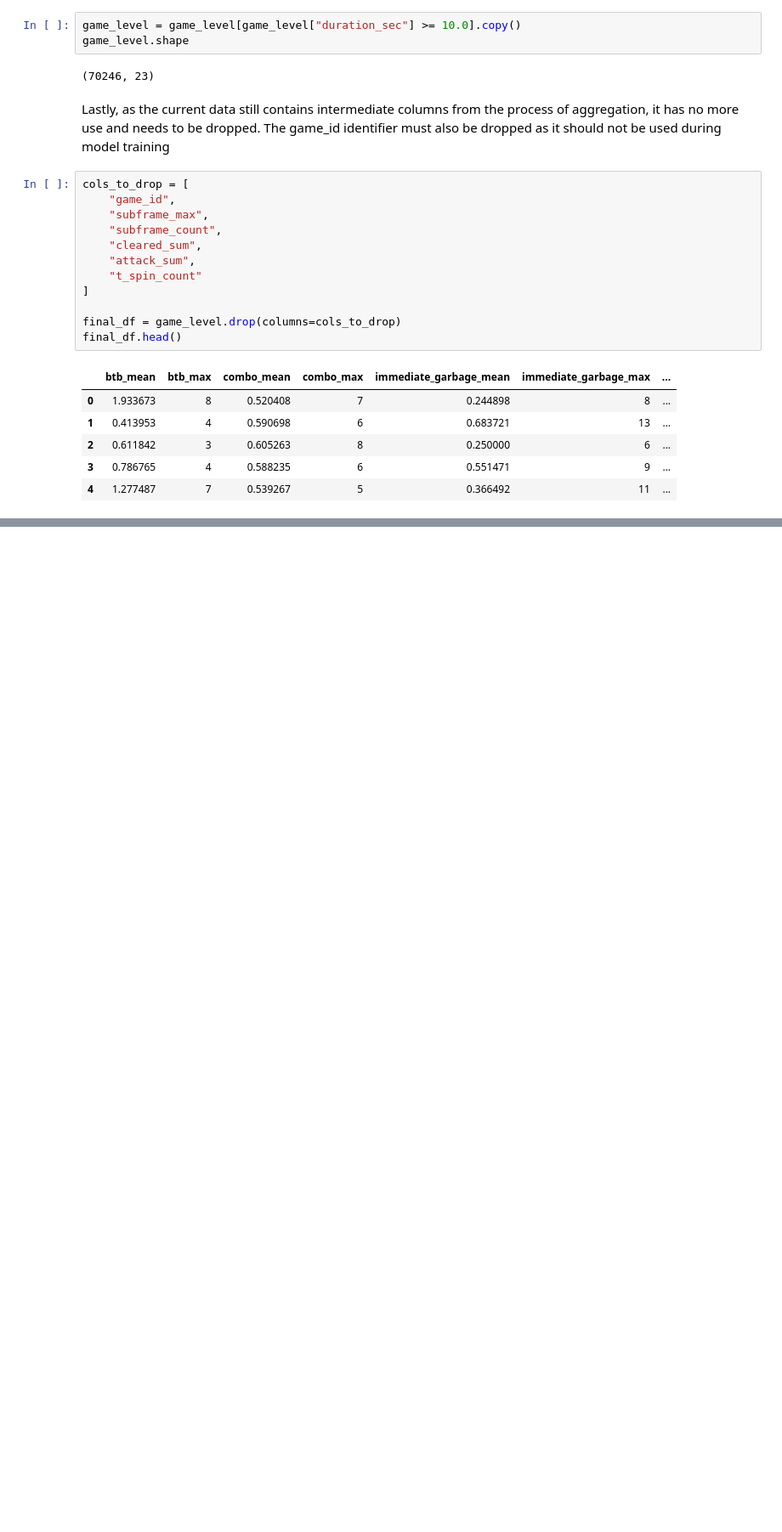
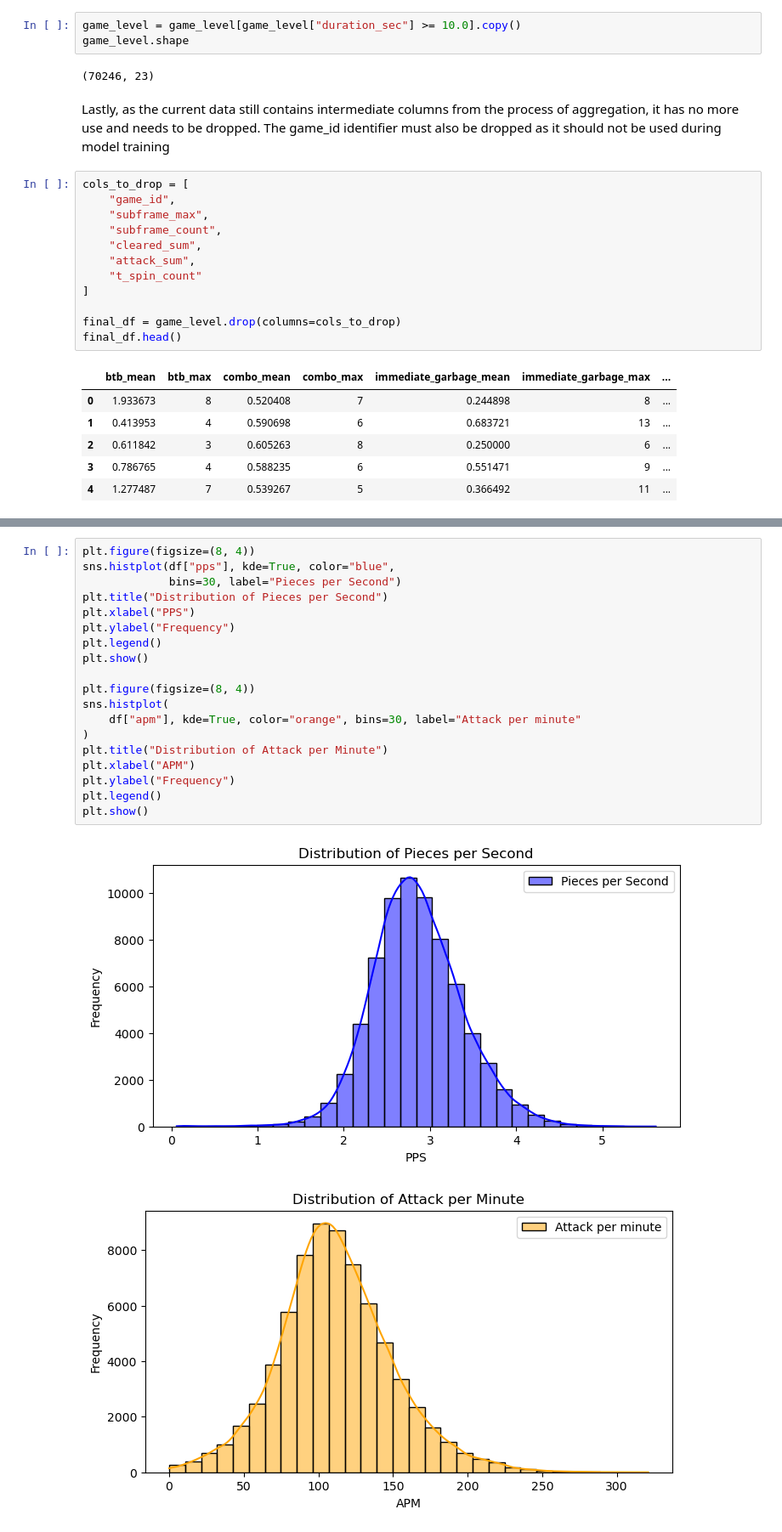
Before and after one commit to Solenad/tetrio-win-prediction, a Jupyter notebook: notebooks/STINTSY-MCO_Group3.ipynb, the cells around one changed output, grey strips where cells are left out. Shown at 85% size. Saved outputs shown, nothing was run; the diff lists cells and outputs as text; blank space fills up the shorter version.

```diff
--- a/notebooks/STINTSY-MCO_Group3.ipynb
+++ b/notebooks/STINTSY-MCO_Group3.ipynb
@@ -505,0 +584,22 @@ final_df.head()
+# %%
+plt.figure(figsize=(8, 4))
+sns.histplot(df["pps"], kde=True, color="blue",
+             bins=30, label="Pieces per Second")
+plt.title("Distribution of Pieces per Second")
+plt.xlabel("PPS")
+plt.ylabel("Frequency")
+plt.legend()
+plt.show()
+
+plt.figure(figsize=(8, 4))
+sns.histplot(
+    df["apm"], kde=True, color="orange", bins=30, label="Attack per minute"
+)
+plt.title("Distribution of Attack per Minute")
+plt.xlabel("APM")
+plt.ylabel("Frequency")
+plt.legend()
+plt.show()
+# %% [output]
+[figure, added]
+[figure, added]
```
Also changed, not shown: parts of 50 cells of this notebook.
